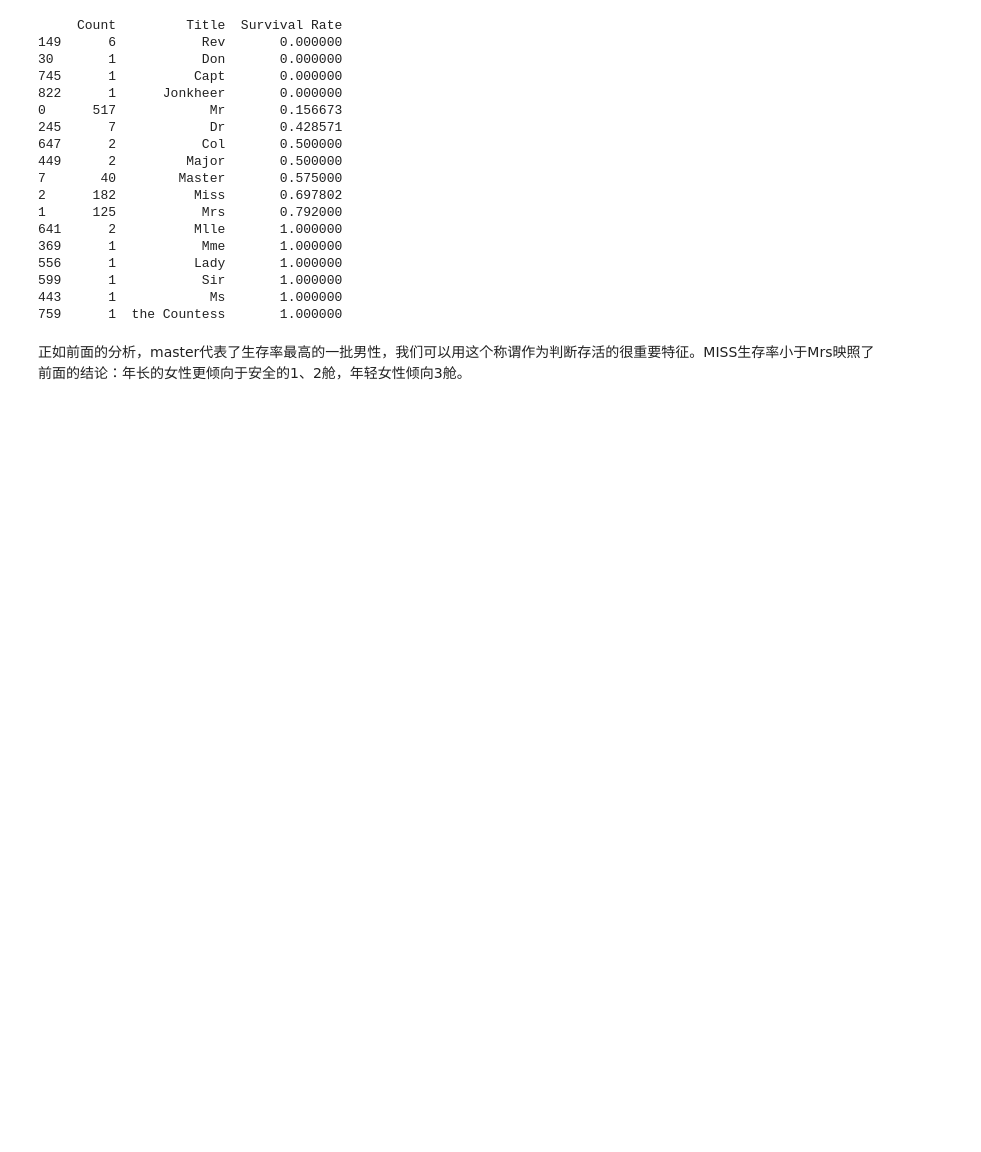
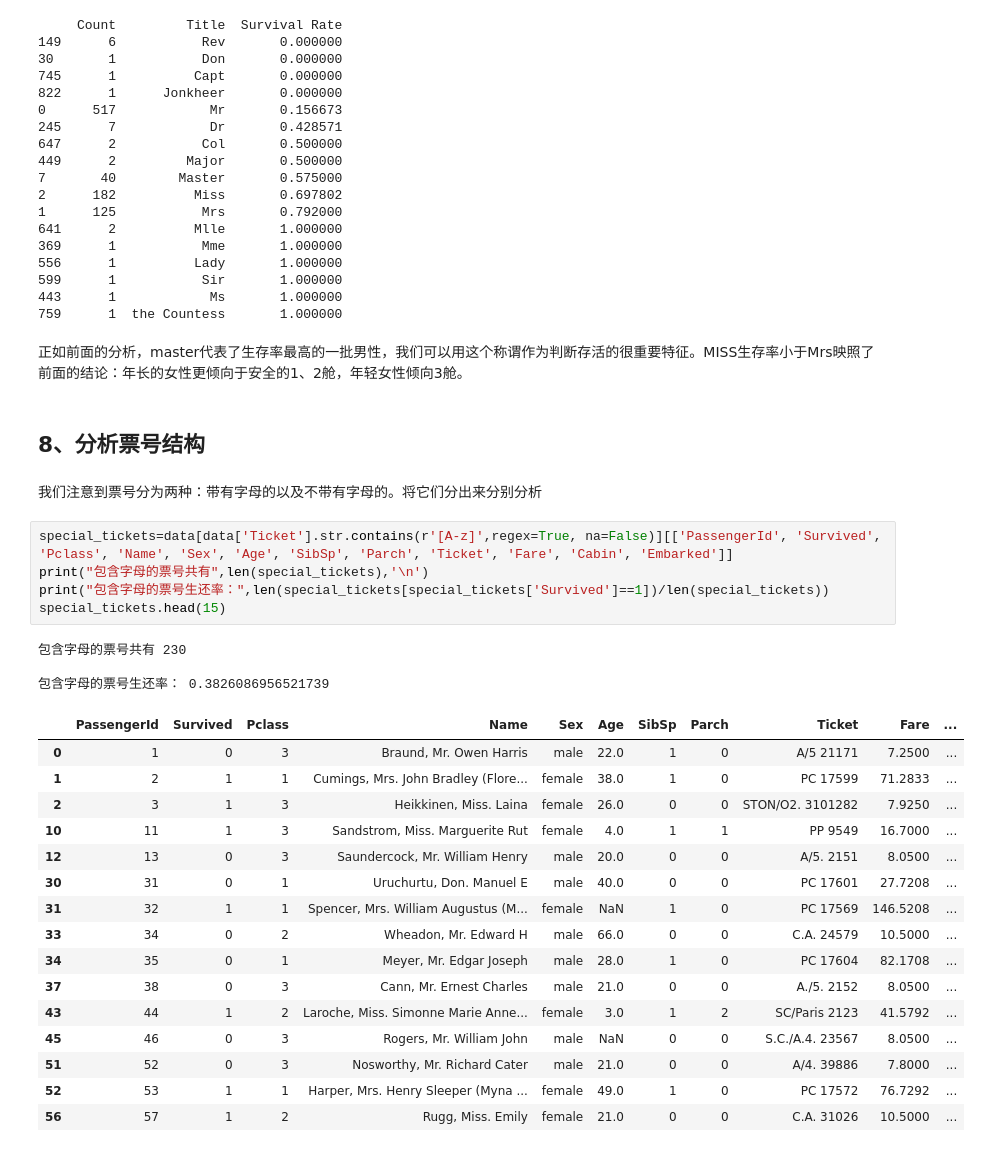
Before and after one commit to yjcyjjc/Titanic-MachineLearning-Project, a Jupyter notebook: EDA.ipynb, the cells around one changed output. Saved outputs shown, nothing was run; the diff lists cells and outputs as text; blank space fills up the shorter version.

```diff
--- a/EDA.ipynb
+++ b/EDA.ipynb
@@ -629,3 +632,32 @@ print(title_data)
 759      1  the Countess       1.000000
 # %% [markdown]
 正如前面的分析，master代表了生存率最高的一批男性，我们可以用这个称谓作为判断存活的很重要特征。MISS生存率小于Mrs映照了前面的结论：年长的女性更倾向于安全的1、2舱，年轻女性倾向3舱。
+# %% [markdown]
+## 8、分析票号结构
+# %% [markdown]
+我们注意到票号分为两种：带有字母的以及不带有字母的。将它们分出来分别分析
+# %%
+special_tickets=data[data['Ticket'].str.contains(r'[A-z]',regex=True, na=False)][['PassengerId', 'Survived', 'Pclass', 'Name', 'Sex', 'Age', 'SibSp', 'Parch', 'Ticket', 'Fare', 'Cabin', 'Embarked']]
+print("包含字母的票号共有",len(special_tickets),'\n')
+print("包含字母的票号生还率：",len(special_tickets[special_tickets['Survived']==1])/len(special_tickets))
+special_tickets.head(15)
+# %% [output]
+包含字母的票号共有 230
+
+包含字母的票号生还率： 0.3826086956521739
+|  | PassengerId | Survived | Pclass | Name | Sex | Age | SibSp | Parch | Ticket | Fare | ... |
+| 0 | 1 | 0 | 3 | Braund, Mr. Owen Harris | male | 22.0 | 1 | 0 | A/5 21171 | 7.2500 | ... |
+| 1 | 2 | 1 | 1 | Cumings, Mrs. John Bradley (Flore... | female | 38.0 | 1 | 0 | PC 17599 | 71.2833 | ... |
+| 2 | 3 | 1 | 3 | Heikkinen, Miss. Laina | female | 26.0 | 0 | 0 | STON/O2. 3101282 | 7.9250 | ... |
+| 10 | 11 | 1 | 3 | Sandstrom, Miss. Marguerite Rut | female | 4.0 | 1 | 1 | PP 9549 | 16.7000 | ... |
+| 12 | 13 | 0 | 3 | Saundercock, Mr. William Henry | male | 20.0 | 0 | 0 | A/5. 2151 | 8.0500 | ... |
+| 30 | 31 | 0 | 1 | Uruchurtu, Don. Manuel E | male | 40.0 | 0 | 0 | PC 17601 | 27.7208 | ... |
+| 31 | 32 | 1 | 1 | Spencer, Mrs. William Augustus (M... | female | NaN | 1 | 0 | PC 17569 | 146.5208 | ... |
+| 33 | 34 | 0 | 2 | Wheadon, Mr. Edward H | male | 66.0 | 0 | 0 | C.A. 24579 | 10.5000 | ... |
+| 34 | 35 | 0 | 1 | Meyer, Mr. Edgar Joseph | male | 28.0 | 1 | 0 | PC 17604 | 82.1708 | ... |
+| 37 | 38 | 0 | 3 | Cann, Mr. Ernest Charles | male | 21.0 | 0 | 0 | A./5. 2152 | 8.0500 | ... |
+| 43 | 44 | 1 | 2 | Laroche, Miss. Simonne Marie Anne... | female | 3.0 | 1 | 2 | SC/Paris 2123 | 41.5792 | ... |
+| 45 | 46 | 0 | 3 | Rogers, Mr. William John | male | NaN | 0 | 0 | S.C./A.4. 23567 | 8.0500 | ... |
+| 51 | 52 | 0 | 3 | Nosworthy, Mr. Richard Cater | male | 21.0 | 0 | 0 | A/4. 39886 | 7.8000 | ... |
+| 52 | 53 | 1 | 1 | Harper, Mrs. Henry Sleeper (Myna ... | female | 49.0 | 1 | 0 | PC 17572 | 76.7292 | ... |
+| 56 | 57 | 1 | 2 | Rugg, Miss. Emily | female | 21.0 | 0 | 0 | C.A. 31026 | 10.5000 | ... |
```
Also changed, not shown: parts of 9 cells of this notebook.
